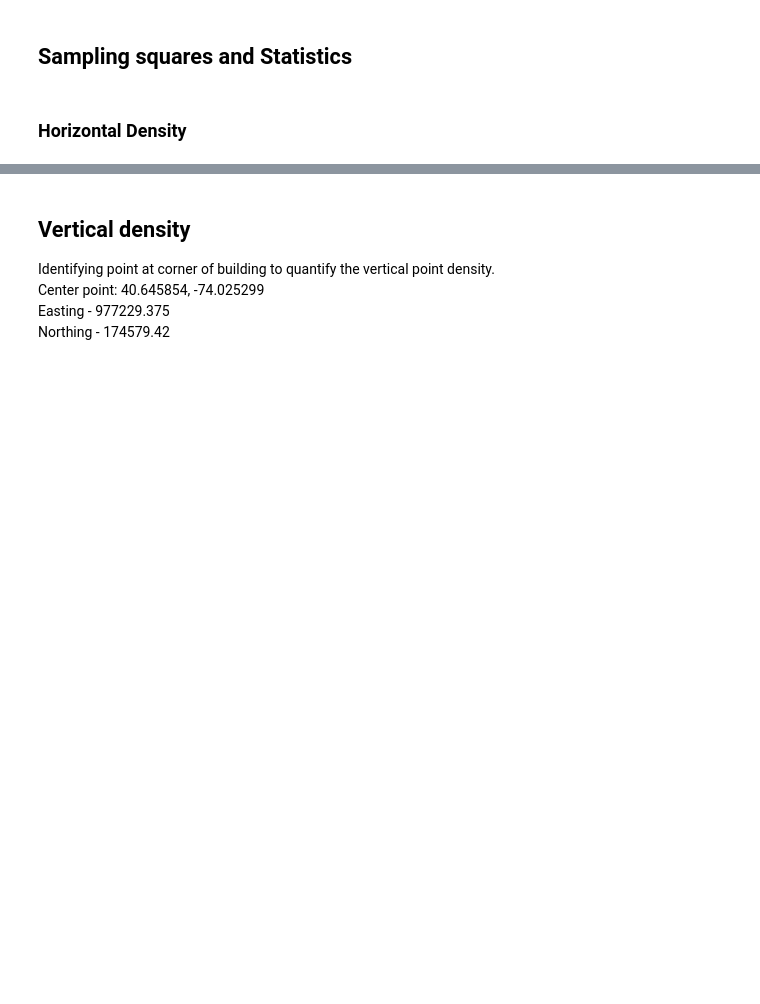
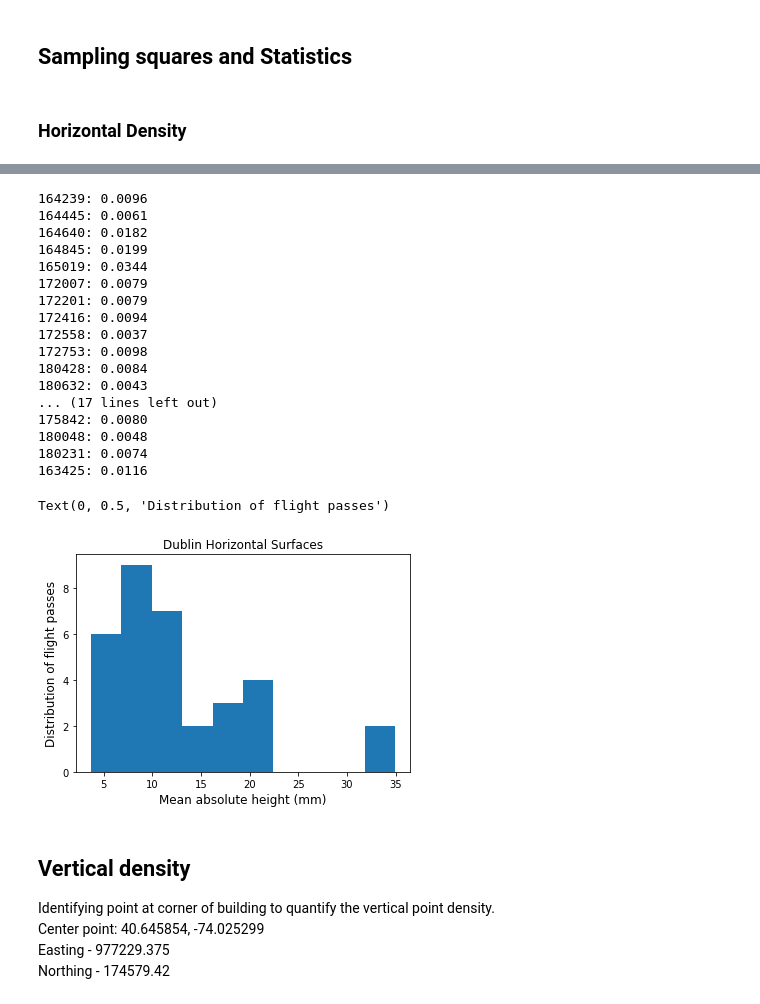
Before and after one commit to mihamerstan/lidar_metrics, a Jupyter notebook: notebooks/point_density3.ipynb, the cells around one changed output, grey strips where cells are left out. Saved outputs shown, nothing was run; the diff lists cells and outputs as text; code cells hidden in the pictures; blank space fills up the shorter version.

Commit message:
mostly dublin additions

```diff
--- a/notebooks/point_density3.ipynb
+++ b/notebooks/point_density3.ipynb
@@ -297,3 +378,48 @@ cw_df['usgs_rmse'] = [flight.error_decomp_usgs[2] for flight in SampleFlightList
+# %%
+# Collect all heights by flight id
+from collections import defaultdict
+
+flight_id_dict = defaultdict(list)
+
+for sample_num in range(len(SampleFlightList)):
+    try:
+        dd = dict([(fp.flight_id,fp.h) for fp in SampleFlightList[sample_num].flight_list_laefer[2:]])
+        for key in dd.keys():
+            flight_id_dict[key].append(dd[key])
+    except AttributeError:
+        pass
+
+h_dist = []
+for key in flight_id_dict.keys():
+    mean_h = np.mean([abs(v) for v in flight_id_dict[key]])
+    h_dist.append(1000*mean_h)
+    print("{:2}: {:2.4f}".format(key,mean_h))
+
+# Plot distribution of mean abs(heights)
+plt.hist(h_dist)
+plt.title("Dublin Horizontal Surfaces",fontsize=12)
+plt.xlabel("Mean absolute height (mm)",fontsize=12)
+plt.ylabel("Distribution of flight passes",fontsize=12)
+# %% [output]
+164239: 0.0096
+164445: 0.0061
+164640: 0.0182
+164845: 0.0199
+165019: 0.0344
+172007: 0.0079
+172201: 0.0079
+172416: 0.0094
+172558: 0.0037
+172753: 0.0098
+180428: 0.0084
+180632: 0.0043
+... (17 lines left out)
+175842: 0.0080
+180048: 0.0048
+180231: 0.0074
+163425: 0.0116
+Text(0, 0.5, 'Distribution of flight passes')
+[figure, added]
 # %%
 l_rmse = [ss.flight_list_laefer[0].square_dist \
 /ss.flight_list_laefer[0].num_points for ss in SampleFlightList]
```
Also changed, not shown: parts of 35 cells of this notebook, 9 other files.
